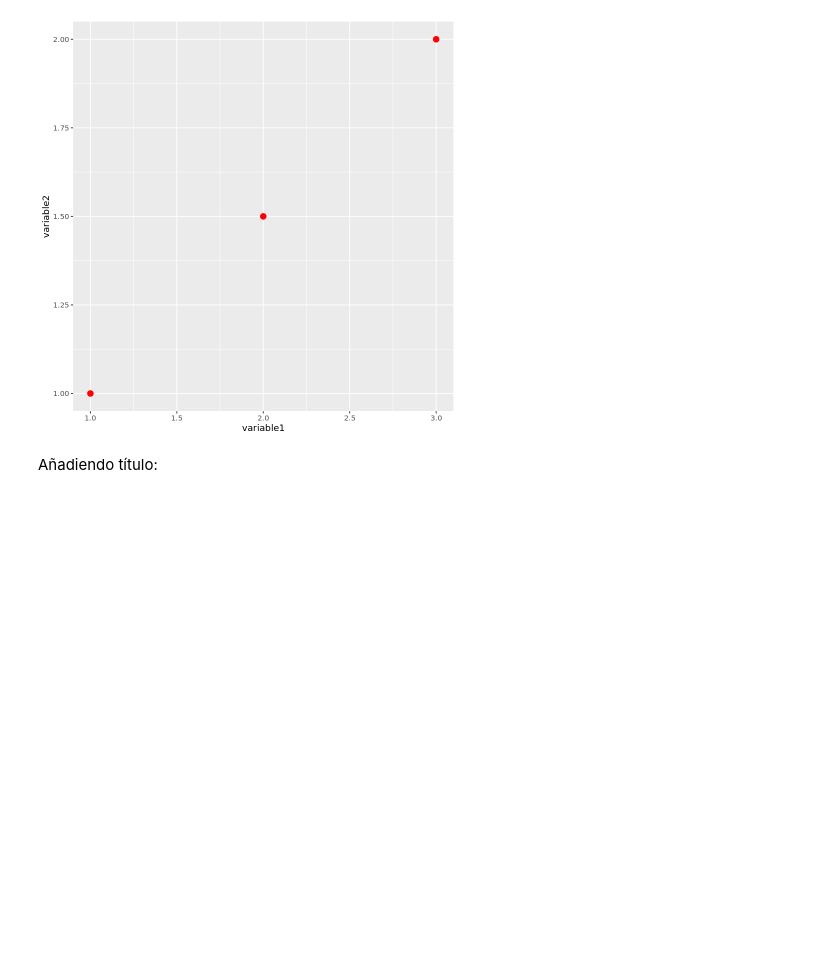
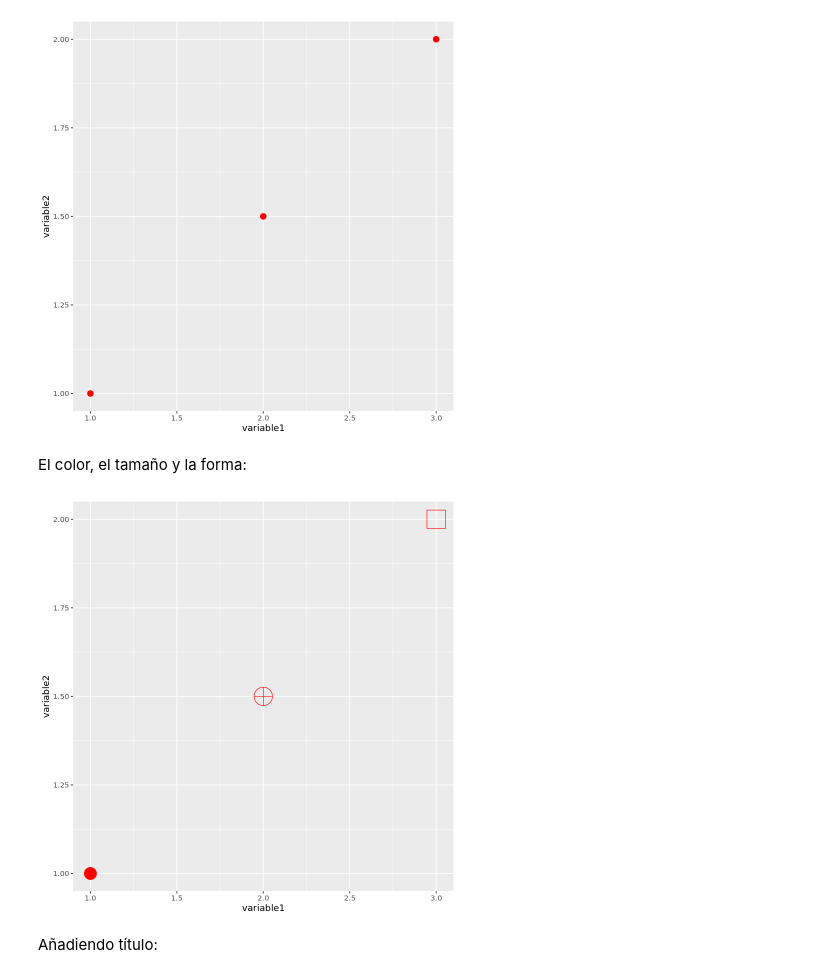
Before and after one commit to palmoreck/laboratorios, a Jupyter notebook: introduccion/4_ggplot2.ipynb, the cells around one changed output. Cells and saved outputs as stored; diff of their text form; code cells hidden in the pictures; blank space fills up the shorter version.

```diff
--- a/introduccion/4_ggplot2.ipynb
+++ b/introduccion/4_ggplot2.ipynb
@@ -159,6 +158,15 @@ coordinate_system2 + geom_point(aes(x = variable1, y = variable2),
                                 size=3)
 # %% [output]
 [figure]
+# %% [markdown]
+El color, el tamaño y la forma:
+# %%
+coordinate_system2 + geom_point(aes(x = variable1, y = variable2),
+                                color = "red",
+                                size=10,
+                                shape = c(20,10,0))
+# %% [output]
+[figure, added]
 # %% [markdown]
 Añadiendo título:
 # %%
```
Also changed, not shown: parts of 30 cells of this notebook.
